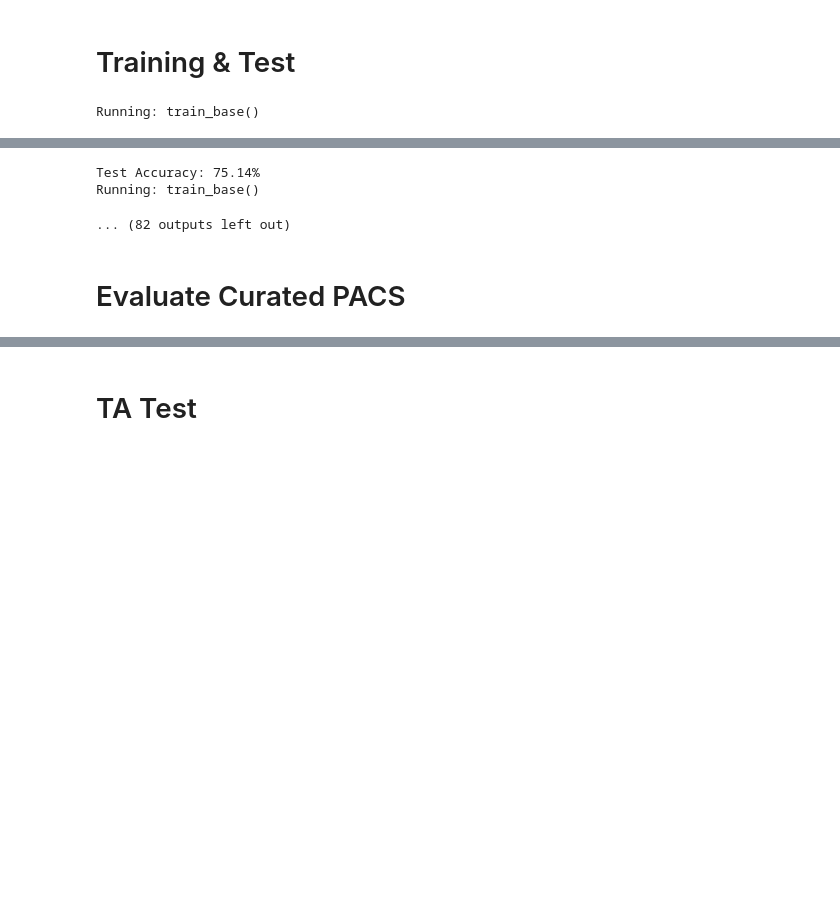
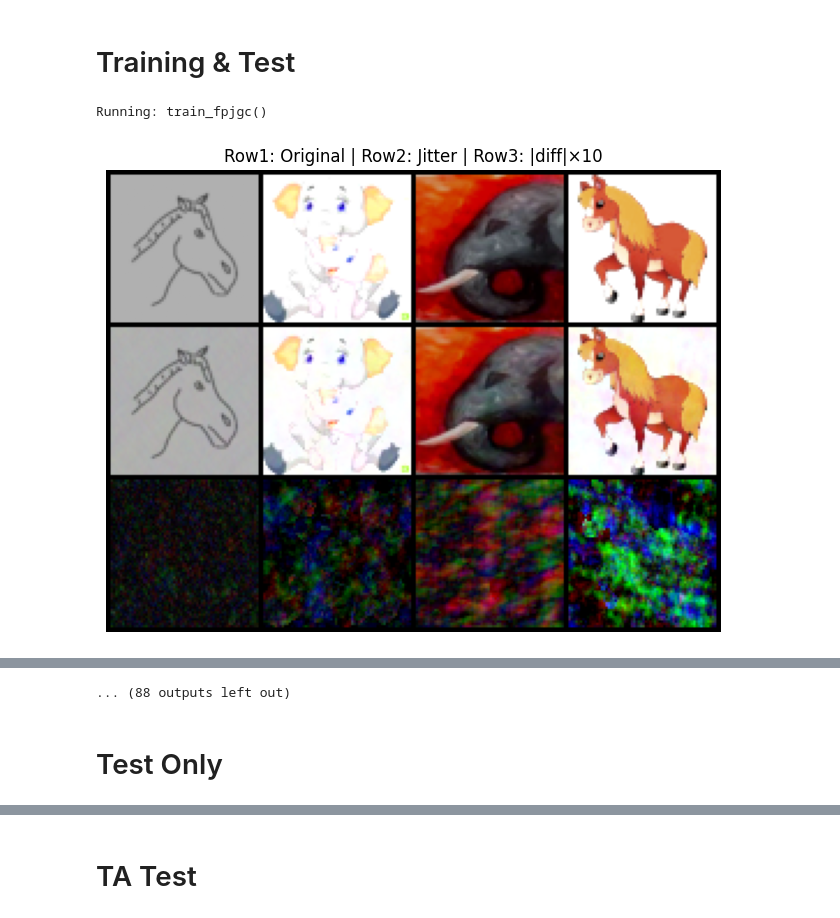
Before and after one commit to seongho79-jeong/2025_CS_Team_Project, a Jupyter notebook: 2025-1-project.ipynb, the cells around one changed output, grey strips where cells are left out. Cells and saved outputs as stored; diff of their text form; code cells hidden in the pictures; blank space fills up the shorter version.

Commit message:
Final Project Test done

```diff
--- a/2025-1-project.ipynb
+++ b/2025-1-project.ipynb
@@ -818,7 +818,7 @@ def phase_jitter(x, r_split=0.25, sigma_l=0.05, sigma_h=0.1):
                             s=(H, W), norm='ortho')
     return jitter.type_as(x)
 
-lambda_graph = 0.2   # 그래프 일관성 가중치  (FPJ-GC)
+lambda_graph = 0.05   # 그래프 일관성 가중치  (FPJ-GC)
 # %%
 def train_fpjgc():
     model_fpjgc = models.resnet50(weights='ResNet50_Weights.DEFAULT')
@@ -850,10 +850,9 @@ def train_fpjgc():
 
                 # ---------- FPJ-GC: jitter view ----------
                 progress = epoch / num_epochs
-                lambda_g  = 0.0 if progress < 0.1 else 0.2 * (1 - progress*0.6)  # 0→0.2→0.08
-                sigma_l   = 0.05 * (1 - 0.5*progress)                            # 0.05→0.0125
-                sigma_h   = 0.10 * (1 - 0.5*progress)                            # 0.10→0.025
-                inputs_jit = phase_jitter(inputs, sigma_l=sigma_l, sigma_h=sigma_h)
+                sigma_l = 0.04 * (1 - progress) + 0.02      # 0.06 → 0.02
+                sigma_h = 0.08 * (1 - progress) + 0.05      # 0.13 → 0.05
+                inputs_jit = phase_jitter(inputs, r_split=0.35, sigma_l=sigma_l, sigma_h=sigma_h)
 
                 if show_example:
                     with torch.no_grad():
@@ -1149,12 +1148,12 @@ import time
 device = torch.device('cuda' if torch.cuda.is_available() else 'cpu')
 
 train_functions = [
+    ('fpjgc', train_fpjgc),
     ('base', train_base),
     ('mmd', train_mmd),
     ('fact', train_fact),
     ('mmdcos', train_mmdcos),
-    ('fpjgc', train_fpjgc),
-    ('lapar', train_lapar),
+#    ('lapar', train_lapar),
 ]
 
 iteration = 3
@@ -1172,8 +1171,12 @@ for name, func in train_functions:
         duration = end_time - start_time
         train_result.append((name, run, acc, duration, train_losses, test_accuracies))
 
+        model = models.resnet50(weights='ResNet50_Weights.DEFAULT')  # ✅ pretrained=True와 동일
+        del model
         #Evaluate Curated PACS
         model_path = f'./{model_name}_{name}'
+        model = models.resnet50(weights='ResNet50_Weights.DEFAULT')  # ✅ pretrained=True와 동일
+        del model
         if 'mmd' in model_path:
             model = ResNetWithFeatures(num_classes=7)
         else:
@@ -1189,49 +1192,57 @@ for name, func in train_functions:
         acc_test = evaluate_curated_pacs(model)
         test_result.append((name, run, acc_test*100))
 
-# Save training results
-with open("train_results.txt", "w") as f:
+with open("results.txt", "w") as f:
+    # Save training results
     f.write("=== Train Accuracy Results ===\n")
     for name, run, acc, duration, train_losses, test_accuracies in train_result:
         f.write(f"{name}[{run}] → {acc:.2f}% (took {duration:.2f}s)\n")
 
-# Save test results
-with open("test_results.txt", "w") as f:
+    # Save test results
     f.write("=== Test Accuracy Results ===\n")
     for name, run, acc in test_result:
         f.write(f"{name}[{run}] → {acc:.2f}%\n")
 
 output_dir = "plots"
 os.makedirs(output_dir, exist_ok=True)
 
+from collections import defaultdict
+
+# 그룹화
+model_runs = defaultdict(list)
 for name, run, acc, duration, train_losses, test_accuracies in train_result:
-    # Plotting after training is finished
+    model_runs[name].append((run, train_losses, test_accuracies))
+
+# Plot per model (각 모델 이름별로 1개의 plot)
+for name, runs in model_runs.items():
     plt.figure(figsize=(6, 4))
+    plt.suptitle(f"Model \"{name}\" - 3 Runs Loss & Accuracy", fontsize=14)
 
-    plt.suptitle(f"Model \"{name}\" iteration: {run} Loss & Accuracy",
-                 fontsize=14)
-
-    # Plot training loss
+    # Subplot 1: Training Loss
     plt.subplot(1, 2, 1)
-    plt.plot(train_losses)
+    for run, train_losses, _ in runs:
+        plt.plot(train_losses, label=f"Run {run}")
     plt.title('Training Loss')
     plt.xlabel('Iteration')
     plt.ylabel('Loss')
+    plt.legend()
 
-    # Plot test accuracy
+    # Subplot 2: Test Accuracy
     plt.subplot(1, 2, 2)
-    plt.plot(test_accuracies)
+    for run, _, test_accuracies in runs:
+        plt.plot(test_accuracies, label=f"Run {run}")
     plt.title('Test Accuracy')
     plt.xlabel('Epoch')
     plt.ylabel('Accuracy (%)')
+    plt.legend()
 
-    plt.tight_layout()
+    plt.tight_layout(rect=[0, 0.03, 1, 0.95])
 
-    filename = f"{name}_run{run}.png"
+    # 저장
+    filename = f"{name}_combined.png"
     save_path = os.path.join(output_dir, filename)
-
     plt.savefig(save_path)
-
     plt.close()
 # %% [output]
-Running: train_base()
+Running: train_fpjgc()
+[figure, added]
@@ -1248,6 +1259,2 @@ Epoch [10/10], Loss: 0.7678, Test Accuracy: 71.08%, Learning Rate: 0.000010
 Finished Training
-Test Accuracy: 75.14%
-Running: train_base()
+... (88 outputs left out)
-... (82 outputs left out)
-# %% [markdown]
-# Evaluate Curated PACS
@@ -1310,2 +1261,4 @@ def evaluate_curated_pacs(model):
+# %% [markdown]
+# Test Only
 # %%
 # Load model
```
Also changed, not shown: parts of 7 cells of this notebook, 35 other files.
